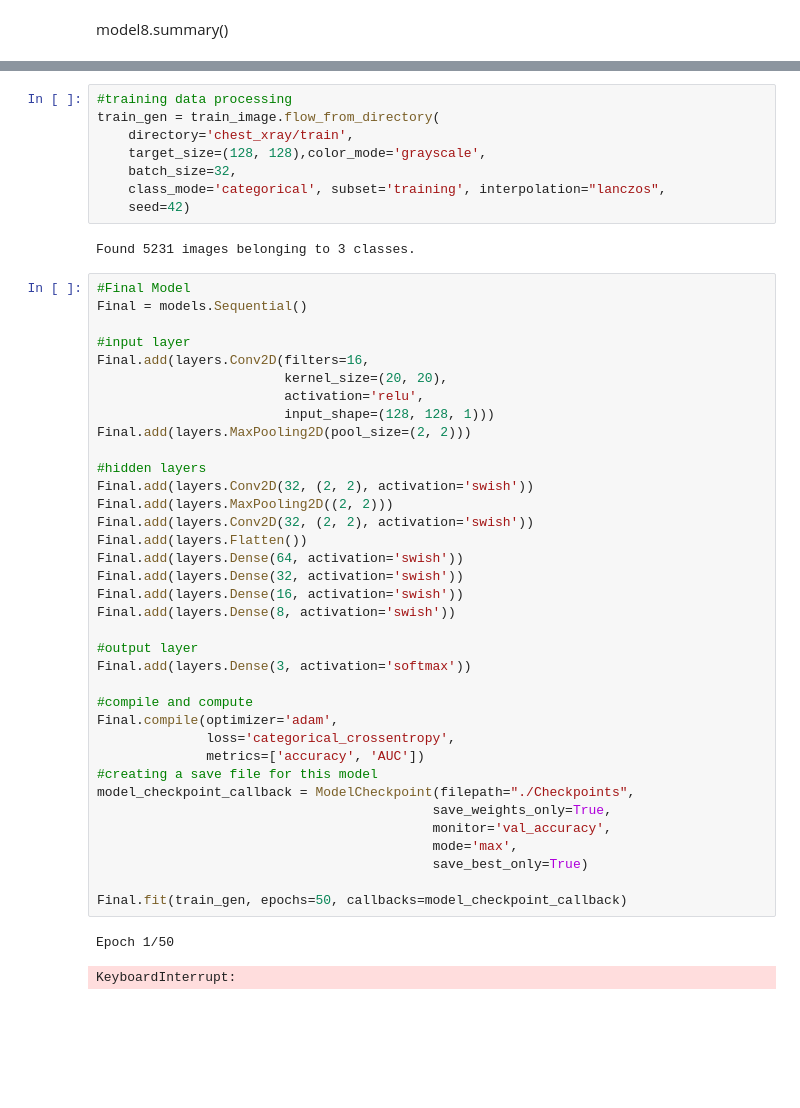
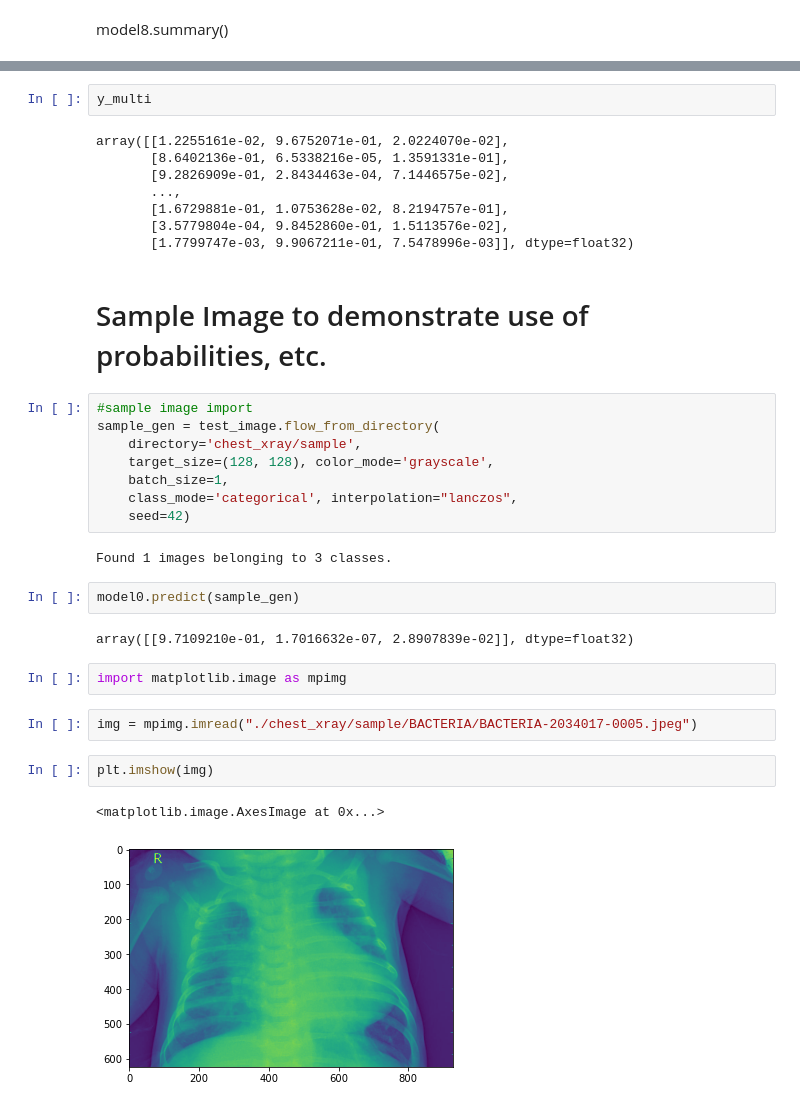
Before and after one commit to ek775/Pediatric_Pneumonia_CXR_CNN, a Jupyter notebook: Modeling Notebook.ipynb, the cells around one changed output, grey strips where cells are left out. Cells and saved outputs as stored; diff of their text form; blank space fills up the shorter version.

```diff
--- a/Modeling Notebook.ipynb
+++ b/Modeling Notebook.ipynb
@@ -459,49 +598,35 @@ test_image = ImageDataGenerator(rescale=1/255)
+# %%
+y_multi
+# %% [output]
+array([[1.2255161e-02, 9.6752071e-01, 2.0224070e-02],
+       [8.6402136e-01, 6.5338216e-05, 1.3591331e-01],
+       [9.2826909e-01, 2.8434463e-04, 7.1446575e-02],
+       ...,
+       [1.6729881e-01, 1.0753628e-02, 8.2194757e-01],
+       [3.5779804e-04, 9.8452860e-01, 1.5113576e-02],
+       [1.7799747e-03, 9.9067211e-01, 7.5478996e-03]], dtype=float32)
+# %% [markdown]
+# Sample Image to demonstrate use of probabilities, etc.
 # %%
-#training data processing
-train_gen = train_image.flow_from_directory(
-    directory='chest_xray/train',
-    target_size=(128, 128),color_mode='grayscale',
-    batch_size=32,
-    class_mode='categorical', subset='training', interpolation="lanczos",
+#sample image import
+sample_gen = test_image.flow_from_directory(
+    directory='chest_xray/sample',
+    target_size=(128, 128), color_mode='grayscale',
+    batch_size=1,
+    class_mode='categorical', interpolation="lanczos",
     seed=42)
 # %% [output]
-Found 5231 images belonging to 3 classes.
+Found 1 images belonging to 3 classes.
-# %%
-#Final Model
-Final = models.Sequential()
-
-#input layer
-Final.add(layers.Conv2D(filters=16,
-                        kernel_size=(20, 20),
-                        activation='relu',
-                        input_shape=(128, 128, 1)))
-Final.add(layers.MaxPooling2D(pool_size=(2, 2)))
-
-#hidden layers
-Final.add(layers.Conv2D(32, (2, 2), activation='swish'))
-Final.add(layers.MaxPooling2D((2, 2)))
-Final.add(layers.Conv2D(32, (2, 2), activation='swish'))
-Final.add(layers.Flatten())
-Final.add(layers.Dense(64, activation='swish'))
-Final.add(layers.Dense(32, activation='swish'))
-Final.add(layers.Dense(16, activation='swish'))
-Final.add(layers.Dense(8, activation='swish'))
-
-#output layer
-Final.add(layers.Dense(3, activation='softmax'))
-
-#compile and compute
-Final.compile(optimizer='adam',
-              loss='categorical_crossentropy',
-              metrics=['accuracy', 'AUC'])
-#creating a save file for this model
-model_checkpoint_callback = ModelCheckpoint(filepath="./Checkpoints",
-                                           save_weights_only=True,
-                                           monitor='val_accuracy',
-                                           mode='max',
-                                           save_best_only=True)
-
-Final.fit(train_gen, epochs=50, callbacks=model_checkpoint_callback)
-# %% [output]
-Epoch 1/50
-KeyboardInterrupt:
+# %%
+model0.predict(sample_gen)
+# %% [output]
+array([[9.7109210e-01, 1.7016632e-07, 2.8907839e-02]], dtype=float32)
+# %%
+import matplotlib.image as mpimg
+# %%
+img = mpimg.imread("./chest_xray/sample/BACTERIA/BACTERIA-2034017-0005.jpeg")
+# %%
+plt.imshow(img)
+# %% [output]
+<matplotlib.image.AxesImage at 0x...>
+[figure, added]
```
Also changed, not shown: parts of 22 cells of this notebook, 4 other files.
